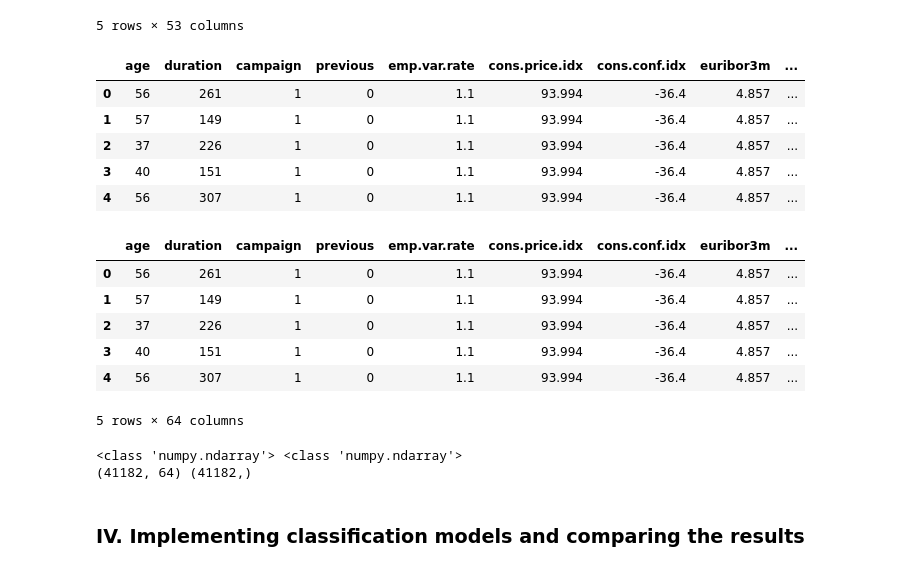
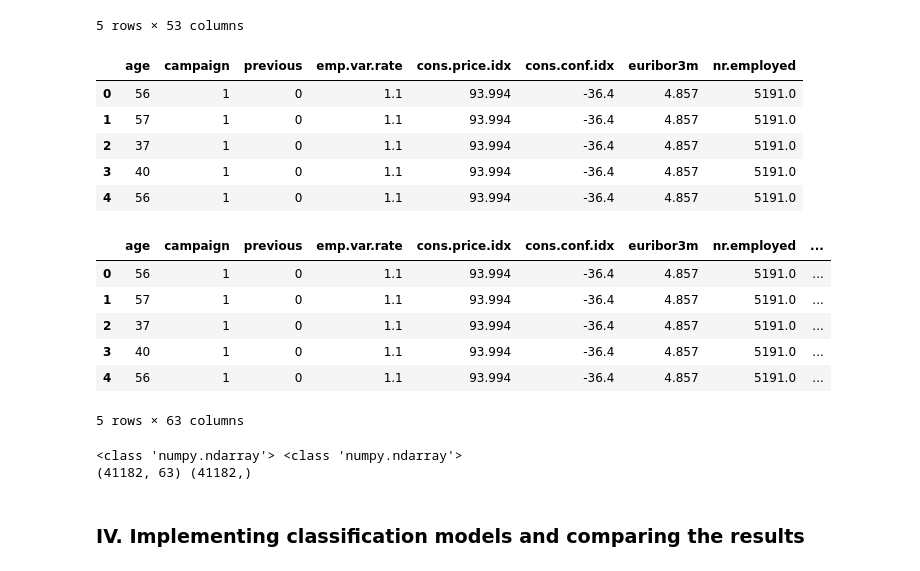
Before and after one commit to thaianle/bank-marketing, a Jupyter notebook: bank-marketing.ipynb, the cells around one changed output. Cells and saved outputs as stored; diff of their text form; code cells hidden in the pictures.

```diff
--- a/bank-marketing.ipynb
+++ b/bank-marketing.ipynb
@@ -431,27 +431,28 @@ categorical_dummies.head()
 5 rows × 53 columns
 # %%
 # Drop the "pdays" column because we have preprocessed the data for this column
-numerical_data = bank_marketing[numerical_col_list].drop('pdays', axis = 1)
+# Drop the "duration" column because as the data curator has suggested, "duration" is closely linked to the target variable
+numerical_data = bank_marketing[numerical_col_list].drop(['pdays', 'duration'], axis = 1)
 numerical_data.head()
 # %% [output]
-|  | age | duration | campaign | previous | emp.var.rate | cons.price.idx | cons.conf.idx | euribor3m | ... |
-| 0 | 56 | 261 | 1 | 0 | 1.1 | 93.994 | -36.4 | 4.857 | ... |
-| 1 | 57 | 149 | 1 | 0 | 1.1 | 93.994 | -36.4 | 4.857 | ... |
-| 2 | 37 | 226 | 1 | 0 | 1.1 | 93.994 | -36.4 | 4.857 | ... |
-| 3 | 40 | 151 | 1 | 0 | 1.1 | 93.994 | -36.4 | 4.857 | ... |
-| 4 | 56 | 307 | 1 | 0 | 1.1 | 93.994 | -36.4 | 4.857 | ... |
+|  | age | campaign | previous | emp.var.rate | cons.price.idx | cons.conf.idx | euribor3m | nr.employed |
+| 0 | 56 | 1 | 0 | 1.1 | 93.994 | -36.4 | 4.857 | 5191.0 |
+| 1 | 57 | 1 | 0 | 1.1 | 93.994 | -36.4 | 4.857 | 5191.0 |
+| 2 | 37 | 1 | 0 | 1.1 | 93.994 | -36.4 | 4.857 | 5191.0 |
+| 3 | 40 | 1 | 0 | 1.1 | 93.994 | -36.4 | 4.857 | 5191.0 |
+| 4 | 56 | 1 | 0 | 1.1 | 93.994 | -36.4 | 4.857 | 5191.0 |
 # %%
 # Combine the necessary columns to get the feature variables for a model
 bank_marketing_features = pd.concat([numerical_data, categorical_dummies, bank_marketing_pdays], axis = 'columns')
 bank_marketing_features.head()
 # %% [output]
-|  | age | duration | campaign | previous | emp.var.rate | cons.price.idx | cons.conf.idx | euribor3m | ... |
-| 0 | 56 | 261 | 1 | 0 | 1.1 | 93.994 | -36.4 | 4.857 | ... |
-| 1 | 57 | 149 | 1 | 0 | 1.1 | 93.994 | -36.4 | 4.857 | ... |
-| 2 | 37 | 226 | 1 | 0 | 1.1 | 93.994 | -36.4 | 4.857 | ... |
-| 3 | 40 | 151 | 1 | 0 | 1.1 | 93.994 | -36.4 | 4.857 | ... |
-| 4 | 56 | 307 | 1 | 0 | 1.1 | 93.994 | -36.4 | 4.857 | ... |
+|  | age | campaign | previous | emp.var.rate | cons.price.idx | cons.conf.idx | euribor3m | nr.employed | ... |
+| 0 | 56 | 1 | 0 | 1.1 | 93.994 | -36.4 | 4.857 | 5191.0 | ... |
+| 1 | 57 | 1 | 0 | 1.1 | 93.994 | -36.4 | 4.857 | 5191.0 | ... |
+| 2 | 37 | 1 | 0 | 1.1 | 93.994 | -36.4 | 4.857 | 5191.0 | ... |
+| 3 | 40 | 1 | 0 | 1.1 | 93.994 | -36.4 | 4.857 | 5191.0 | ... |
+| 4 | 56 | 1 | 0 | 1.1 | 93.994 | -36.4 | 4.857 | 5191.0 | ... |
-5 rows × 64 columns
+5 rows × 63 columns
 # %%
 # Split the DataFrame into feature and target variables
 X = bank_marketing_features.values
@@ -462,5 +463,5 @@ print(type(X), type(y))
 print(X.shape, y.shape)
 # %% [output]
 <class 'numpy.ndarray'> <class 'numpy.ndarray'>
-(41182, 64) (41182,)
+(41182, 63) (41182,)
 # %%
```
Also changed, not shown: parts of 10 cells of this notebook.
